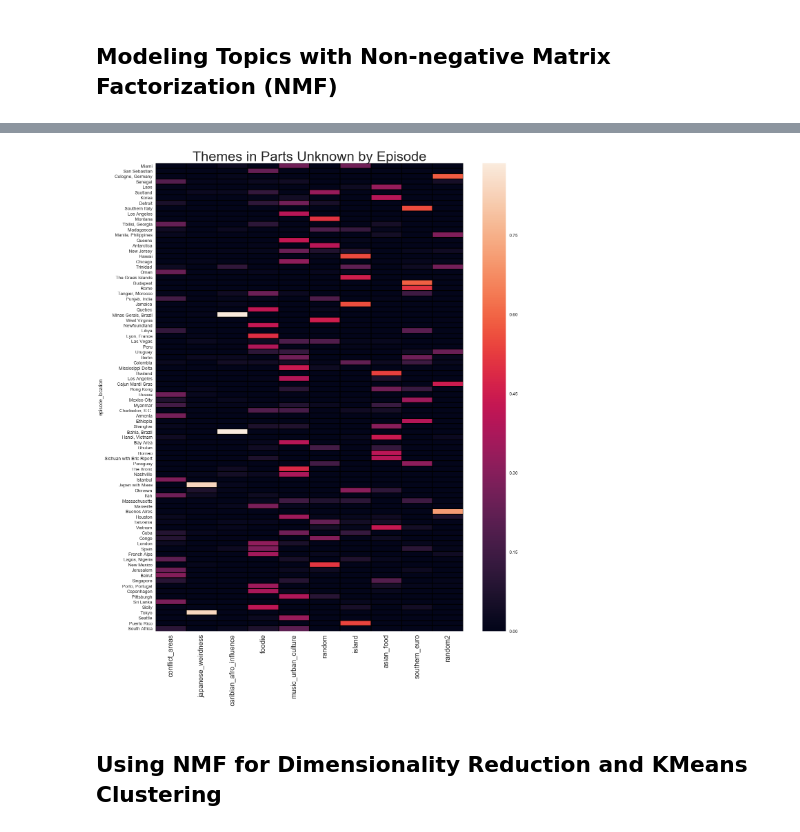
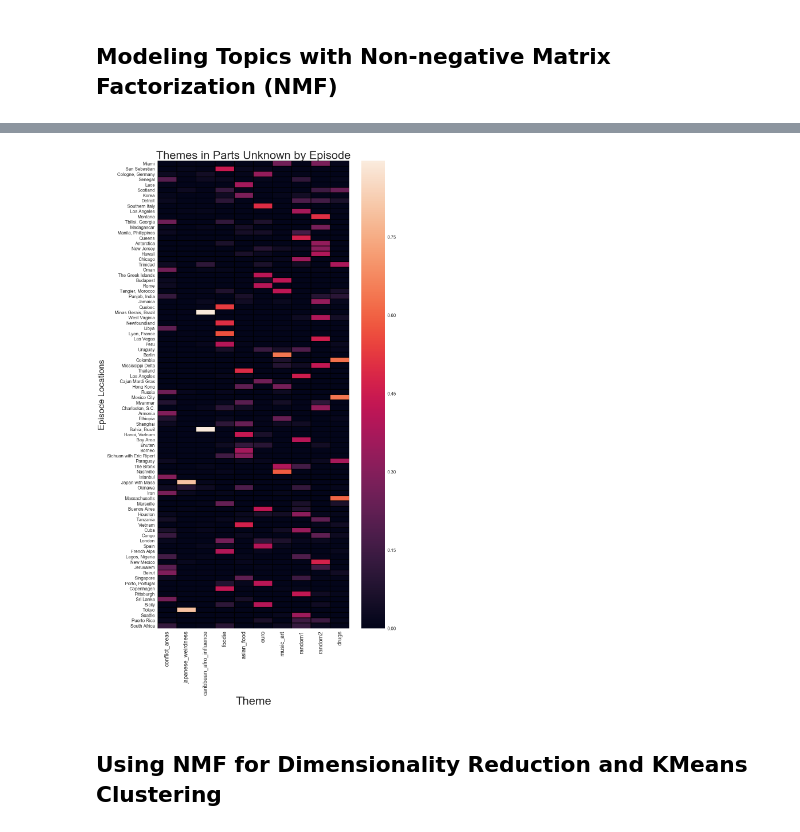
Before and after one commit to katherinechandler/puk_nlp, a Jupyter notebook: parts_unknown_nlp_topic_clustering.ipynb, the cells around one changed output, grey strips where cells are left out. Cells and saved outputs as stored; diff of their text form; code cells hidden in the pictures.

```diff
--- a/parts_unknown_nlp_topic_clustering.ipynb
+++ b/parts_unknown_nlp_topic_clustering.ipynb
@@ -733,10 +495,17 @@ exceptions = ['bogota', 'korea', 'korean', 'koreans','istanbul', 'lao', 'hawaiia
 puk_stopwords_expanded = (puk_stopwords + countries + cities + subcountry +
                            nationalities + plural_nationalities + continents +
                            plural_continents + exceptions)
+# %%
+tokenized_stopwords_expanded = tokenize((" ").join(puk_stopwords_expanded))
+# %%
+# join tokenized stopwords so they are also removed
+
+puk_stopwords_expanded = puk_stopwords_expanded + tokenized_stopwords_expanded
 # %%
 # generate new tf-idf vector using expanded stopword list
 
-tfidf = TfidfVectorizer(stop_words=set(puk_stopwords_expanded),
+tfidf = TfidfVectorizer(tokenizer=tokenize,
+                        stop_words=set(puk_stopwords_expanded),
                         smooth_idf=False,
                         max_features=10000,
                         max_df=60,
@@ -788,36 +559,52 @@ Below is a heatmap of how each location scores for each identified theme.
+# %%
+sns.set_context(context='talk', font_scale=1.2)
+
+# Draw a heatmap with the numeric values in each cell
+plt.subplots(figsize=(15,30))
+ax = sns.heatmap(episode_scores)
+ax.hlines([range(len(episode_scores))], *ax.get_xlim())
+ax.vlines([range(20)], *ax.get_ylim())
+ax.set_xlabel('Theme', size=40 )
+ax.set_ylabel('Episode Locations', size=30)
+plt.title('Themes in Parts Unknown by Episode', size=40)
+plt.setp(ax.get_xticklabels(), rotation=90)
+
+plt.show()
 # %%
 # save topics to df with labels
 
 topic_names = ['conflict_areas', 'japanese_weirdness', 'caribbean_afro_influence', 'foodie',
-               'music_urban_culture', 'random', 'island', 'asian_food', 'random2', 'random3']
+               'asian_food', 'euro', 'music_art', 'random1', 'random2', 'drugs']
 
 # fit NMF model to tfs
 model_themes = NMF(n_components=10, random_state=42)
 
 W_themes = model_themes.fit_transform( tfs )
 
 # get topic components
 
 get_nmf_topics(model_themes, tfidf, 10, 10)
 
 # set up df of episode scores by topics
 
 episode_locations = puk.episode_location
 episode_scores = pd.DataFrame(W_themes,index=episode_locations)
 episode_scores.columns = topic_names
 
-sns.set_context(context='talk', font_scale=1)
+sns.set_context(context='talk', font_scale=1.2)
 # Draw a heatmap with the numeric values in each cell
-plt.subplots(figsize=(20,25))
+plt.subplots(figsize=(15,30))
 ax = sns.heatmap(episode_scores)
 ax.hlines([range(len(episode_scores))], *ax.get_xlim())
 ax.vlines([range(20)], *ax.get_ylim())
+ax.set_xlabel('Theme', size=40 )
+ax.set_ylabel('Episode Locations', size=30)
 plt.title('Themes in Parts Unknown by Episode', size=40)
 plt.setp(ax.get_xticklabels(), rotation=90, size=20)
 
 plt.show()
 # %% [output]
-[figure, old version]
+[figure, new version]
 # %% [markdown]
 ## Using NMF for Dimensionality Reduction and KMeans Clustering
 # %% [markdown]
```
Also changed, not shown: parts of 95 cells of this notebook, 1 other file.
